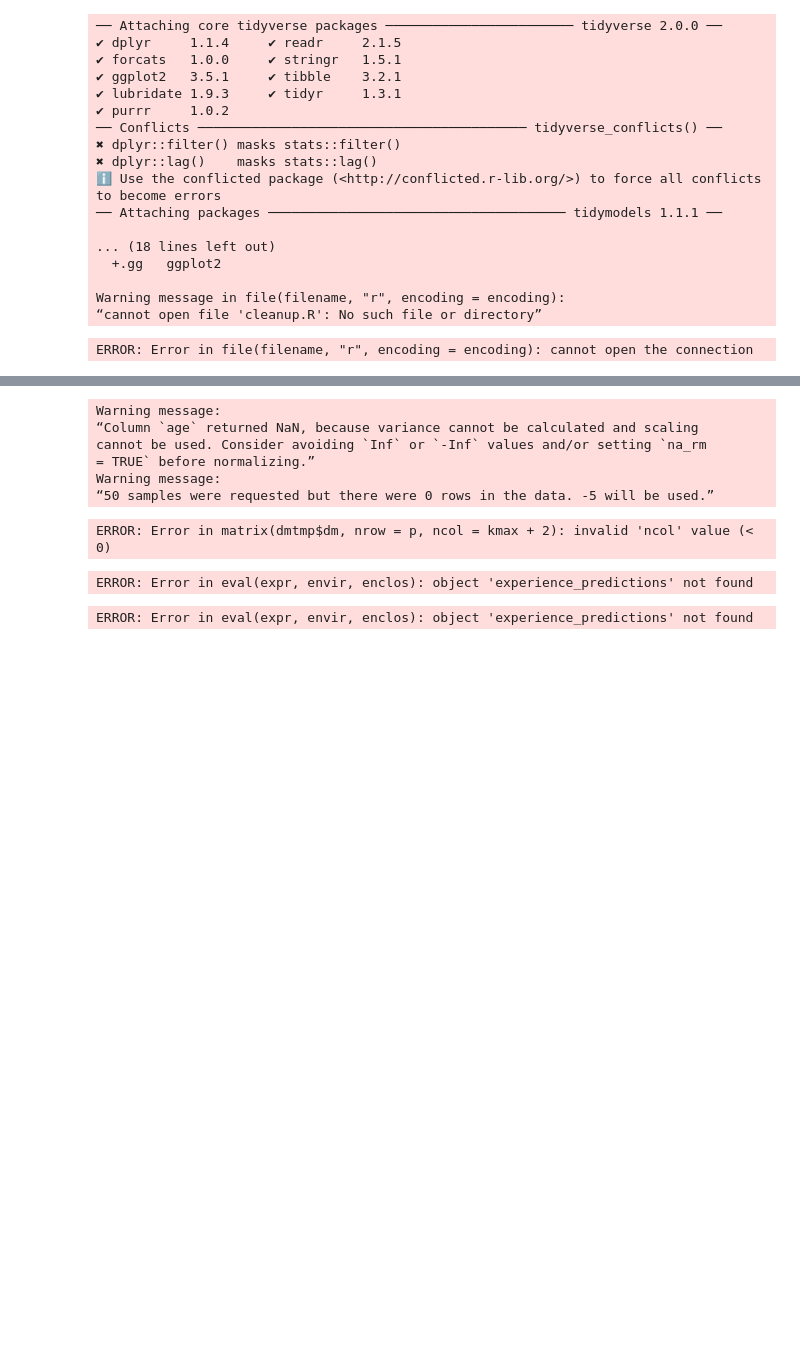
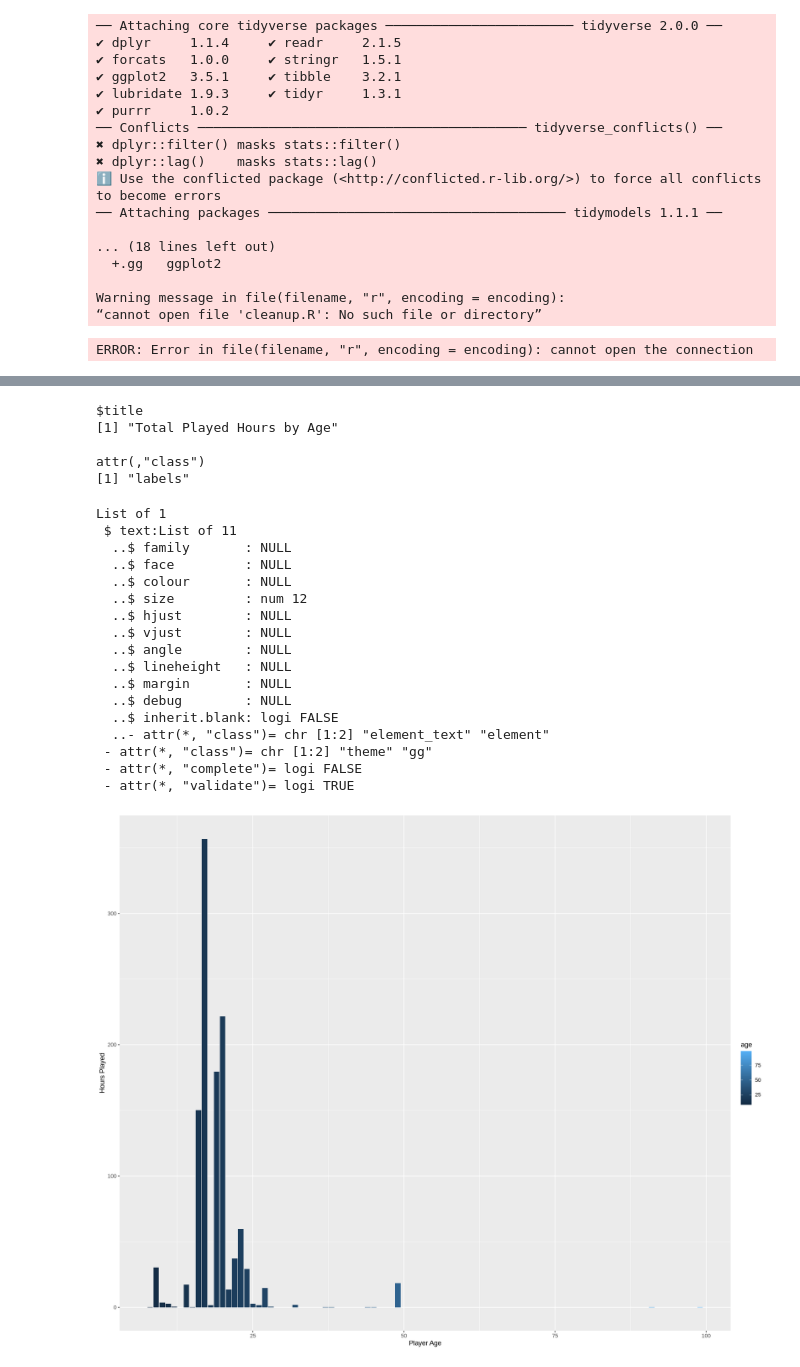
Before and after one commit to juliaawuu45/Final-Project-Report, a Jupyter notebook: Final Project Report.ipynb, the cells around one changed output, grey strips where cells are left out. Cells and saved outputs as stored; diff of their text form; code cells hidden in the pictures; blank space fills up the shorter version.

```diff
--- a/Final Project Report.ipynb
+++ b/Final Project Report.ipynb
@@ -29,7 +29,9 @@ Warning message in file(filename, "r", encoding = encoding):
 ERROR: Error in file(filename, "r", encoding = encoding): cannot open the connection
 # %%
 url <- "https://drive.google.com/uc?export=download&id=1Mw9vW0hjTJwRWx0bDXiSpYsO3gKogaPz"
-players_data <- read_csv(url)
+players_info <- read_csv(url)
+players_tidy <- select(players_info, experience, subscribe, played_hours, gender, age)
+players_tidy
 # %% [output]
 Rows: 196 Columns: 9
 ── Column specification ────────────────────────────────────────────────────────
@@ -273,36 +54,0 @@ ERROR: Error in `vfold_cv()`:
-# %%
-knn_spec <- nearest_neighbor (weight_func = "rectangular", neighbors = 50) |>
-set_engine ("kknn") |>
-set_mode ("classification")
-
-knn_fit <- workflow () |>
-add_recipe (experience_recipe) |>
-add_model (knn_spec) |>
-fit(data = experience_train)
-
-experience_predictions <- predict (knn_fit, experience_test) |>
-bind_cols (experience_test)
-
-experience_predictions |>
-metrics (truth = experience, estimate =.pred_class) |>
-filter (.metric == "accuracy")
-# %% [output]
-Warning message:
-“Column `age` returned NaN, because variance cannot be calculated and scaling
-cannot be used. Consider avoiding `Inf` or `-Inf` values and/or setting `na_rm
-= TRUE` before normalizing.”
-Warning message:
-“50 samples were requested but there were 0 rows in the data. -5 will be used.”
-ERROR: Error in matrix(dmtmp$dm, nrow = p, ncol = kmax + 2): invalid 'ncol' value (< 0)
-# %%
-experience_predictions |>
-recall (truth = experience, estimate = .pred_class, event_level = "first")
-# %% [output]
-ERROR: Error in eval(expr, envir, enclos): object 'experience_predictions' not found
-# %%
-confusion <- experience_predictions |>
-conf_mat(truth = experience, estimate =.pred_class)
-
-confusion
-# %% [output]
-ERROR: Error in eval(expr, envir, enclos): object 'experience_predictions' not found
@@ -310,0 +55,35 @@ new_observation <- tibble (age = c(20),
+# %%
+#mapping player age against played hours
+players_age <- players_tidy |>
+  ggplot(aes(x = age, y = played_hours, fill = age)) +
+  geom_bar(stat = "identity") +
+  labs(x = "Player Age",
+       y = "Hours Played",
+       color = "Age")
+ggtitle ("Total Played Hours by Age")
+  theme(text = element_text(size = 12))
+players_age
+# %% [output]
+$title
+[1] "Total Played Hours by Age"
+
+attr(,"class")
+[1] "labels"
+List of 1
+ $ text:List of 11
+  ..$ family       : NULL
+  ..$ face         : NULL
+  ..$ colour       : NULL
+  ..$ size         : num 12
+  ..$ hjust        : NULL
+  ..$ vjust        : NULL
+  ..$ angle        : NULL
+  ..$ lineheight   : NULL
+  ..$ margin       : NULL
+  ..$ debug        : NULL
+  ..$ inherit.blank: logi FALSE
+  ..- attr(*, "class")= chr [1:2] "element_text" "element"
+ - attr(*, "class")= chr [1:2] "theme" "gg"
+ - attr(*, "complete")= logi FALSE
+ - attr(*, "validate")= logi TRUE
+[figure, added]
```
Also changed, not shown: parts of 17 cells of this notebook.
